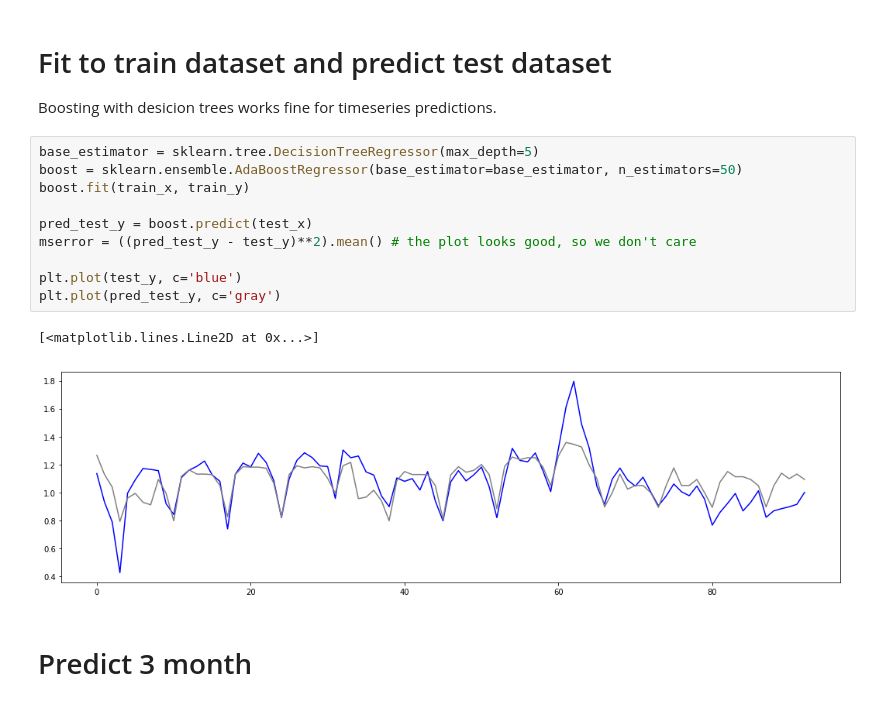
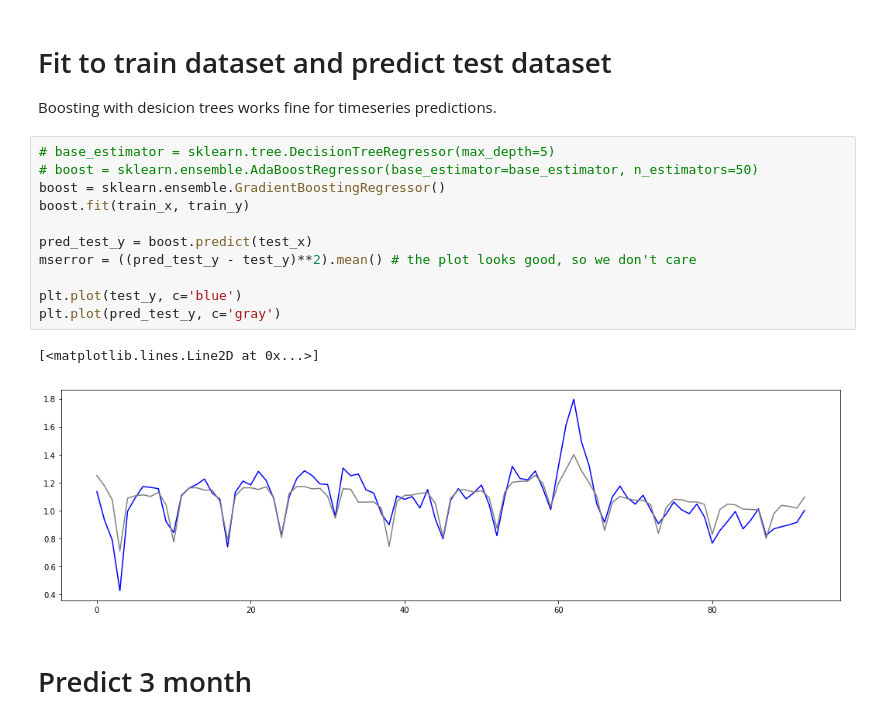
Before and after one commit to anatol-grabowski/test_task_plans_data, a Jupyter notebook: notebooks/task1.ipynb, the cells around one changed output. Drawn from its saved outputs; the diff is of its cells as text.

Commit message:
gradient boosting instead of adaboost

```diff
--- a/notebooks/task1.ipynb
+++ b/notebooks/task1.ipynb
@@ -179,18 +179,19 @@ with pd.option_context('display.max_rows', 5):
 # Fit to train dataset and predict test dataset
 Boosting with desicion trees works fine for timeseries predictions.
 # %%
-base_estimator = sklearn.tree.DecisionTreeRegressor(max_depth=5)
-boost = sklearn.ensemble.AdaBoostRegressor(base_estimator=base_estimator, n_estimators=50)
+# base_estimator = sklearn.tree.DecisionTreeRegressor(max_depth=5)
+# boost = sklearn.ensemble.AdaBoostRegressor(base_estimator=base_estimator, n_estimators=50)
+boost = sklearn.ensemble.GradientBoostingRegressor()
 boost.fit(train_x, train_y)
 
 pred_test_y = boost.predict(test_x)
 mserror = ((pred_test_y - test_y)**2).mean() # the plot looks good, so we don't care
 
 plt.plot(test_y, c='blue')
 plt.plot(pred_test_y, c='gray')
 # %% [output]
 [<matplotlib.lines.Line2D at 0x...>]
-[figure, old version]
+[figure, new version]
 # %% [markdown]
 # Predict 3 month
 # %%
```
